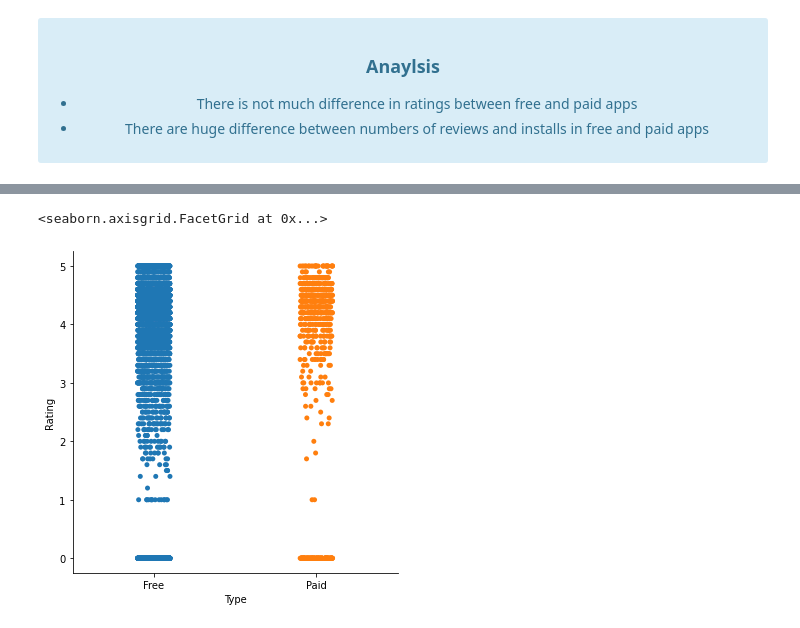
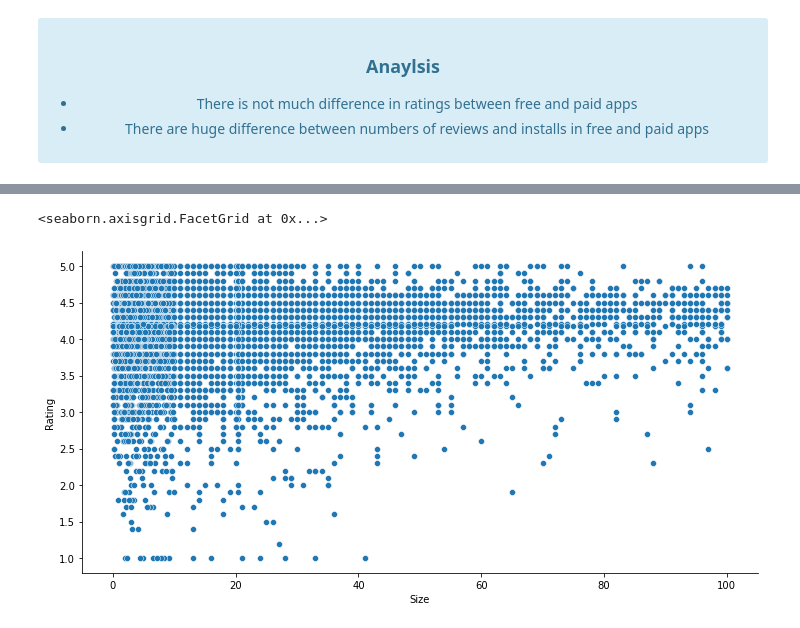
Before and after one commit to BKV15/AI_Utech, a Jupyter notebook: Machine Learning/Exercise_2/Mini Project 1.ipynb, the cells around one changed output, grey strips where cells are left out. Cells and saved outputs as stored; diff of their text form; code cells hidden in the pictures.

```diff
--- a/Machine Learning/Exercise_2/Mini Project 1.ipynb
+++ b/Machine Learning/Exercise_2/Mini Project 1.ipynb
@@ -241,0 +123,5 @@ Name: Content Rating, dtype: float64
+# %%
+df['Size'] = df['Size'].apply(varies_correction)
+df['Size'] = df['Size'].apply(convert_to_mb_float)
+size_mean = df['Size'].mean()
+df['Size'].fillna(size_mean , inplace=True)
@@ -241,0 +132,11 @@ Name: Content Rating, dtype: float64
+# %%
+# function to convert installs values to int64
+
+def convert_to_int(x):
+
+    x = str(x).replace('+' , '')
+    x = str(x).replace(',' , '')
+    return int(x)
+# %%
+df['Installs'] = df['Installs'].apply(convert_to_int)
+df.drop(df[df['Installs'] == 0].index , inplace=True)
@@ -241,0 +147,2 @@ Name: Content Rating, dtype: float64
+# %%
+df['Price'] = df['Price'].apply(lambda x : float(str(x).replace('$' , '')))
@@ -321,5 +327,5 @@ sns.displot(df,x='Rating')
 # %%
-sns.catplot(x='Type',y='Rating',data=df)
+sns.relplot(x='Size' , y='Rating' , aspect=2 , data=df)
 # %% [output]
 <seaborn.axisgrid.FacetGrid at 0x...>
-[figure, old version]
+[figure, new version]
```
Also changed, not shown: parts of 60 cells of this notebook.
